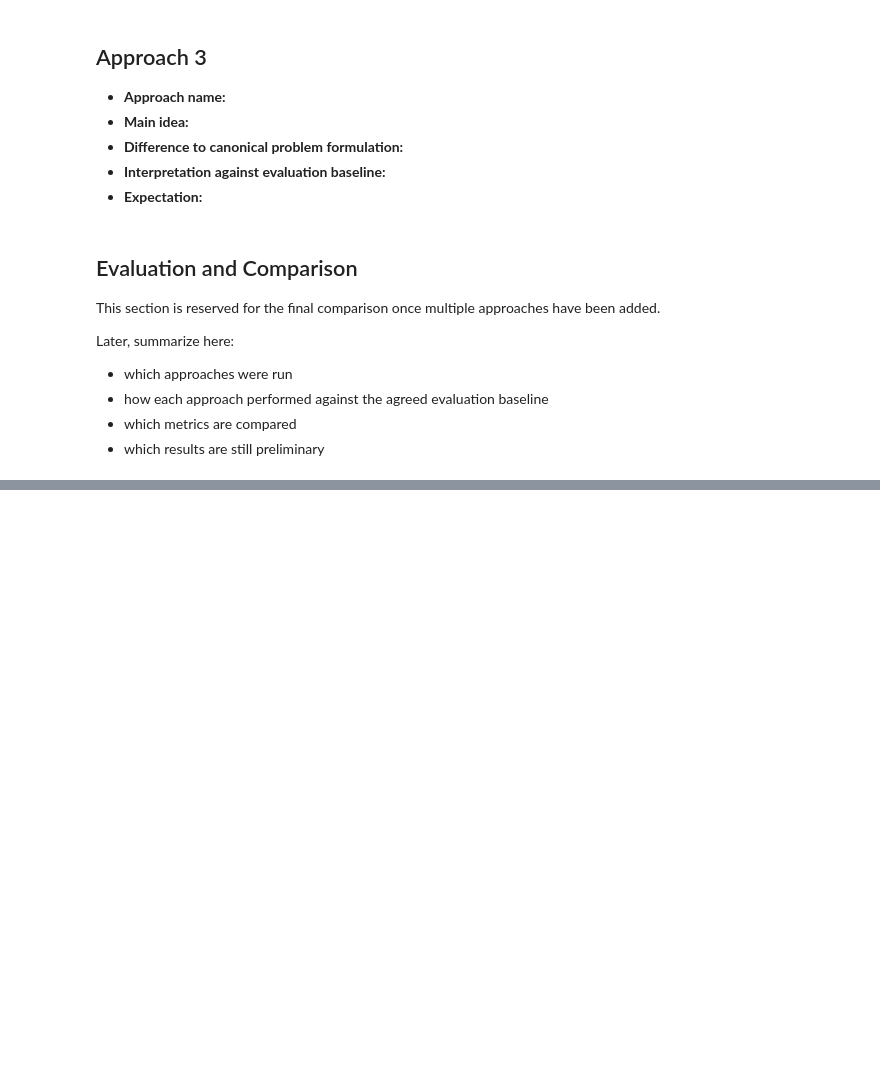
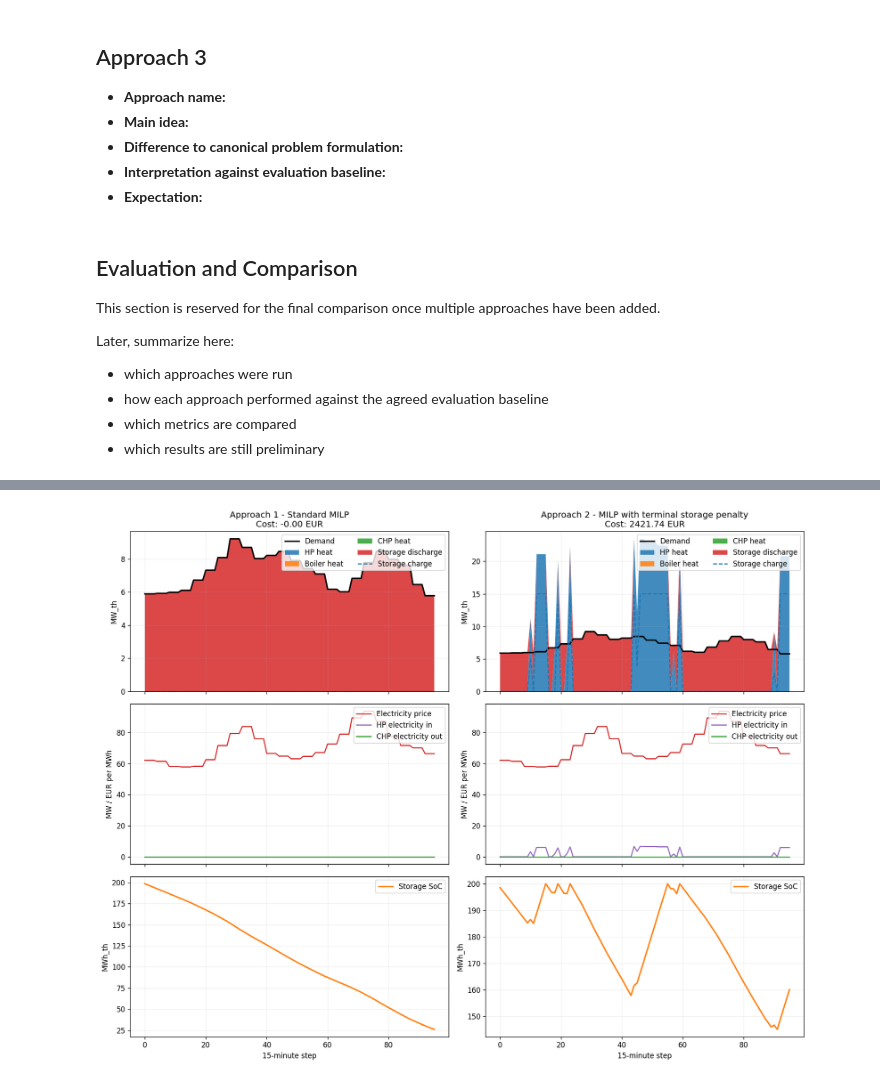
Before and after one commit to EnergyTrading2026/datascience, a Jupyter notebook: notebooks/optimization/all_in_one_evaluation_notebook.ipynb, the cells around one changed output, grey strips where cells are left out. Drawn from its saved outputs; the diff is of its cells as text; code cells hidden in the pictures; blank space fills up the shorter version.

Commit message:
Sample Visualisation

```diff
--- a/notebooks/optimization/all_in_one_evaluation_notebook.ipynb
+++ b/notebooks/optimization/all_in_one_evaluation_notebook.ipynb
@@ -862,0 +788,58 @@ else:
+# %%
+if RESULTS.empty:
+    print("No approach results registered yet.")
+else:
+    available = RESULTS[RESULTS["profile"].apply(lambda x: isinstance(x, pd.DataFrame) and not x.empty)].reset_index(drop=True)
+    if available.empty:
+        print("No dispatch profiles available in RESULTS.")
+    else:
+        n_cols = len(available)
+        fig, axes = plt.subplots(3, n_cols, figsize=(7 * n_cols, 11), sharex="col", squeeze=False)
+
+        for col_idx, (_, row) in enumerate(available.iterrows()):
+            dispatch = row["profile"].copy()
+            x = dispatch.index
+            total_cost = row.get("total_cost_eur")
+            title = row["approach_name"]
+            if pd.notna(total_cost):
+                title = f"{title}\nCost: {float(total_cost):.2f} EUR"
+
+            heat_ax = axes[0, col_idx]
+            power_ax = axes[1, col_idx]
+            soc_ax = axes[2, col_idx]
+
+            heat_ax.set_title(title)
+            heat_ax.plot(x, dispatch["demand_th"], color="black", linewidth=2, label="Demand")
+            heat_ax.stackplot(
+                x,
+                dispatch["hp_th_out"],
+                dispatch["boiler_th_out"],
+                dispatch["chp_th_out"],
+                dispatch["sto_th_discharge"],
+                labels=["HP heat", "Boiler heat", "CHP heat", "Storage discharge"],
+                alpha=0.85,
+            )
+            heat_ax.plot(x, dispatch["sto_th_charge"], linestyle="--", color="tab:blue", label="Storage charge")
+            heat_ax.set_ylabel("MW_th")
+            heat_ax.grid(alpha=0.2)
+            heat_ax.legend(loc="upper right", ncol=2)
+
+            power_ax.plot(x, dispatch["price_el"], color="tab:red", label="Electricity price")
+            power_ax.plot(x, dispatch["hp_el_in"], color="tab:purple", label="HP electricity in")
+            power_ax.plot(x, dispatch["chp_el_out"], color="tab:green", label="CHP electricity out")
+            power_ax.set_ylabel("MW / EUR per MWh")
+            power_ax.grid(alpha=0.2)
+            power_ax.legend(loc="upper right")
+
+            soc_ax.plot(x, dispatch["sto_th_soc"], color="tab:orange", linewidth=2, label="Storage SoC")
+            if params.use_hard_soc_min:
+                soc_ax.axhline(params.soc_min, color="red", linestyle=":", label="SoC minimum")
+            soc_ax.set_ylabel("MWh_th")
+            soc_ax.set_xlabel("15-minute step")
+            soc_ax.grid(alpha=0.2)
+            soc_ax.legend(loc="upper right")
+
+        plt.tight_layout()
+        plt.show()
+# %% [output]
+[figure, added]
```
Also changed, not shown: parts of 5 cells of this notebook.
